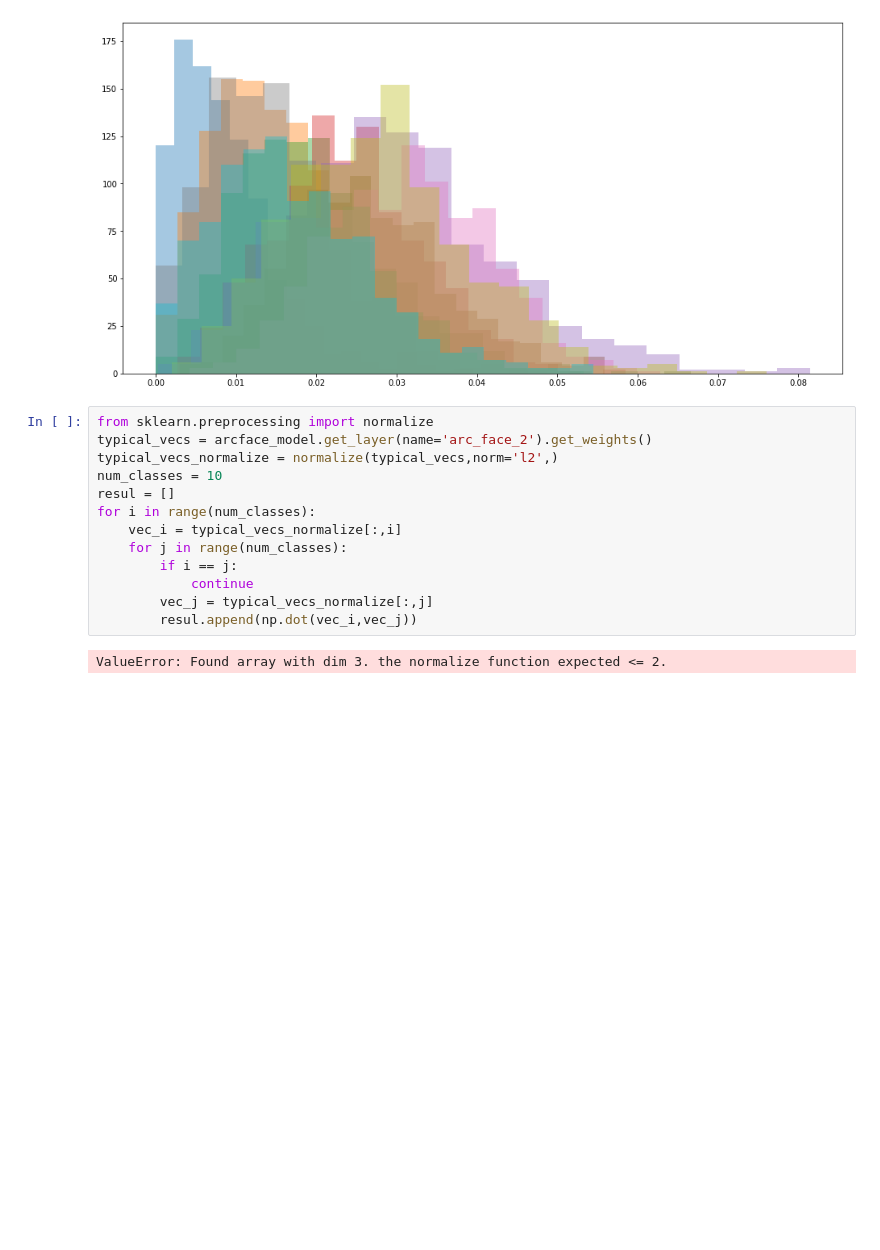
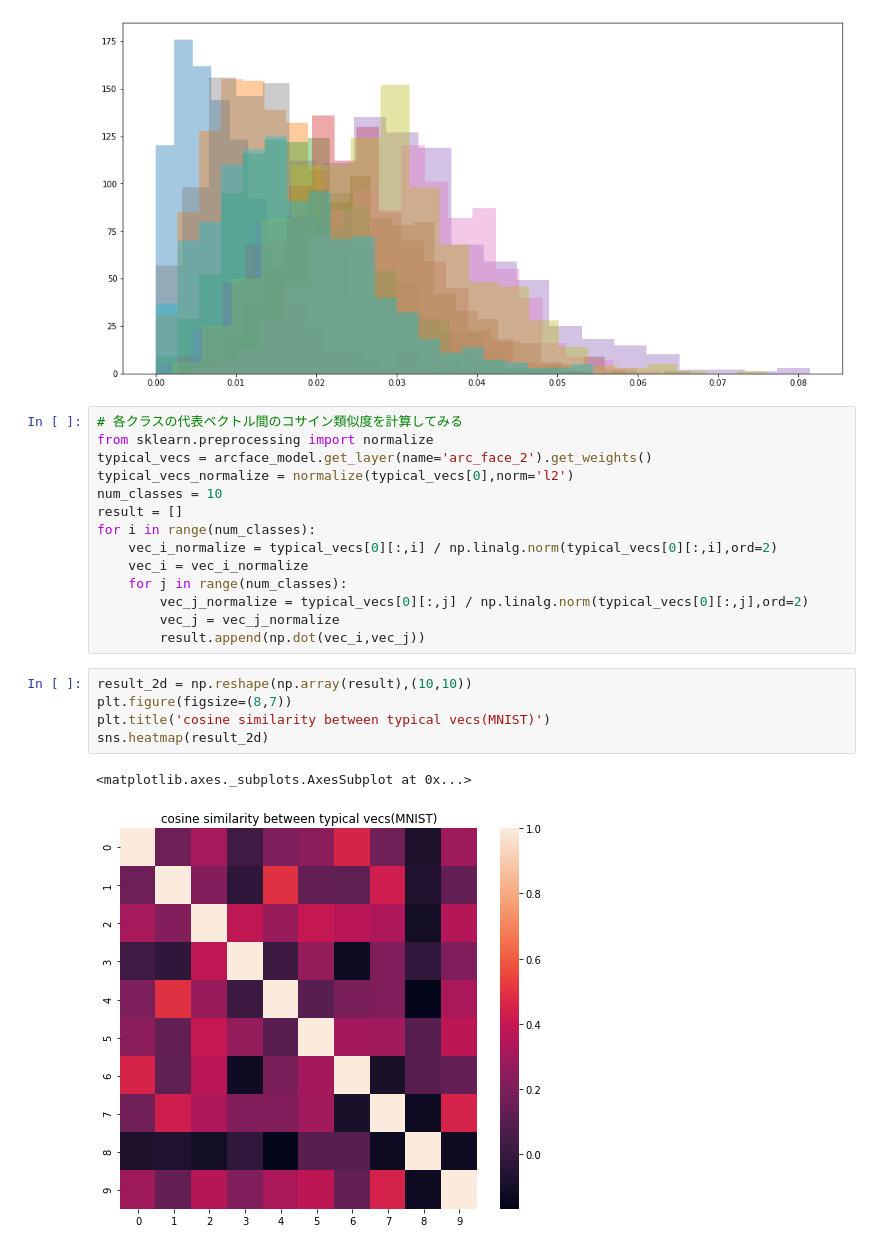
Before and after one commit to takecx/ArcFace-Keras, a Jupyter notebook: notebook/ArcFace_feature64d.ipynb, the cells around one changed output. Saved outputs shown, nothing was run; the diff lists cells and outputs as text; blank space fills up the shorter version.

```diff
--- a/notebook/ArcFace-Copy1.ipynb
+++ b/notebook/ArcFace_feature64d.ipynb
@@ -328,18 +328,25 @@ plt.show()
 # %% [output]
 [figure]
 # %%
+# 各クラスの代表ベクトル間のコサイン類似度を計算してみる
 from sklearn.preprocessing import normalize
 typical_vecs = arcface_model.get_layer(name='arc_face_2').get_weights()
-typical_vecs_normalize = normalize(typical_vecs,norm='l2',)
+typical_vecs_normalize = normalize(typical_vecs[0],norm='l2')
 num_classes = 10
-resul = []
+result = []
 for i in range(num_classes):
-    vec_i = typical_vecs_normalize[:,i]
+    vec_i_normalize = typical_vecs[0][:,i] / np.linalg.norm(typical_vecs[0][:,i],ord=2)
+    vec_i = vec_i_normalize
     for j in range(num_classes):
-        if i == j:
-            continue
-        vec_j = typical_vecs_normalize[:,j]
-        resul.append(np.dot(vec_i,vec_j))
+        vec_j_normalize = typical_vecs[0][:,j] / np.linalg.norm(typical_vecs[0][:,j],ord=2)
+        vec_j = vec_j_normalize
+        result.append(np.dot(vec_i,vec_j))
-# %% [output]
-ValueError: Found array with dim 3. the normalize function expected <= 2.
+# %%
+result_2d = np.reshape(np.array(result),(10,10))
+plt.figure(figsize=(8,7))
+plt.title('cosine similarity between typical vecs(MNIST)')
+sns.heatmap(result_2d)
+# %% [output]
+<matplotlib.axes._subplots.AxesSubplot at 0x...>
+[figure, added]
 # %%
```
Also changed, not shown: parts of 7 cells of this notebook.
